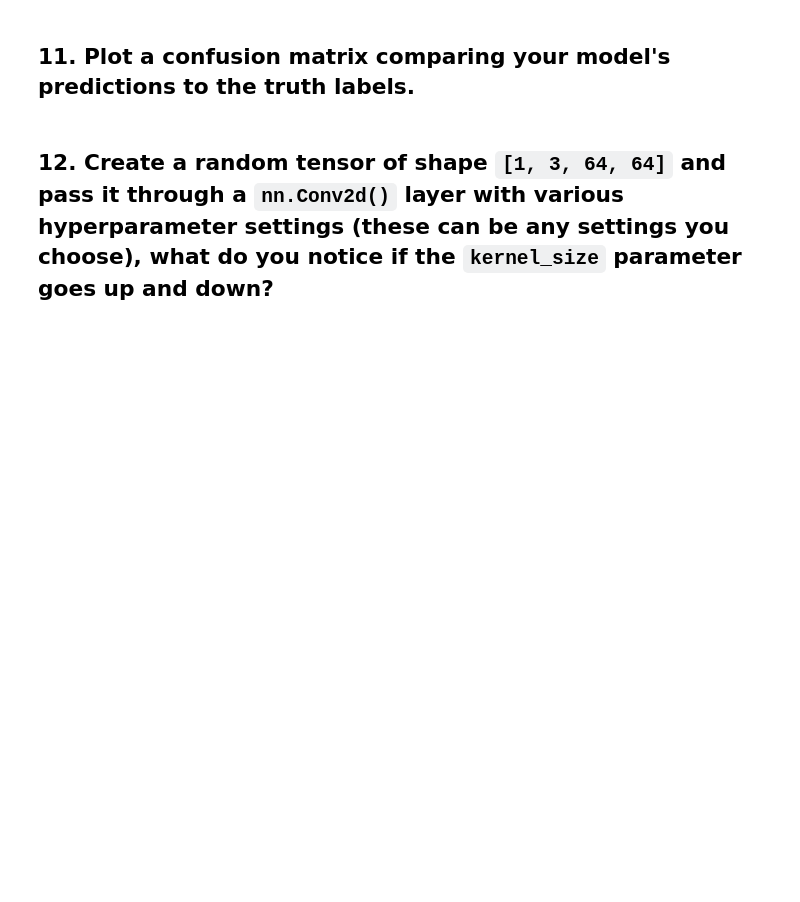
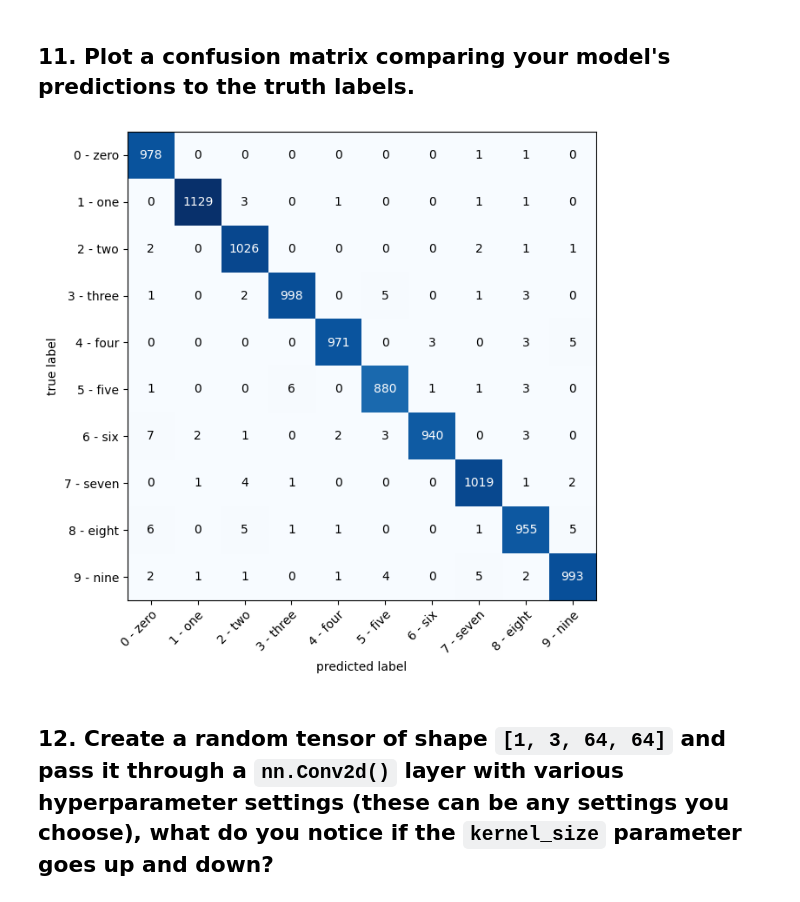
Before and after one commit to danielslab/pytorch-deep-learning, a Jupyter notebook: extras/exercises/03_pytorch_computer_vision_exercises.ipynb, the cells around one changed output. Cells and saved outputs as stored; diff of their text form; code cells hidden in the pictures; blank space fills up the shorter version.

```diff
--- a/extras/exercises/03_pytorch_computer_vision_exercises.ipynb
+++ b/extras/exercises/03_pytorch_computer_vision_exercises.ipynb
@@ -376,5 +339,22 @@ torch.Size([10000, 10])
 # %% [markdown]
 ## 11. Plot a confusion matrix comparing your model's predictions to the truth labels.
+# %%
+from torchmetrics import ConfusionMatrix
+from mlxtend.plotting import plot_confusion_matrix
+
+# Setup confusion matrix
+confmat = ConfusionMatrix(task="multiclass", num_classes=10)
+confmat_tensor = confmat(preds=predictions.to("cpu"),
+                         target=test_data.targets.to("cpu"))
+
+# Plot the confusion matrix
+fix, ax = plot_confusion_matrix(
+    conf_mat=confmat_tensor.numpy(),
+    class_names=train_data.classes,
+    figsize=(10, 7)
+)
+# %% [output]
+[figure, added]
 # %% [markdown]
 ## 12. Create a random tensor of shape `[1, 3, 64, 64]` and pass it through a `nn.Conv2d()` layer with various hyperparameter settings (these can be any settings you choose), what do you notice if the `kernel_size` parameter goes up and down?
 # %% [markdown]
```
Also changed, not shown: parts of 10 cells of this notebook, 16 other files.
